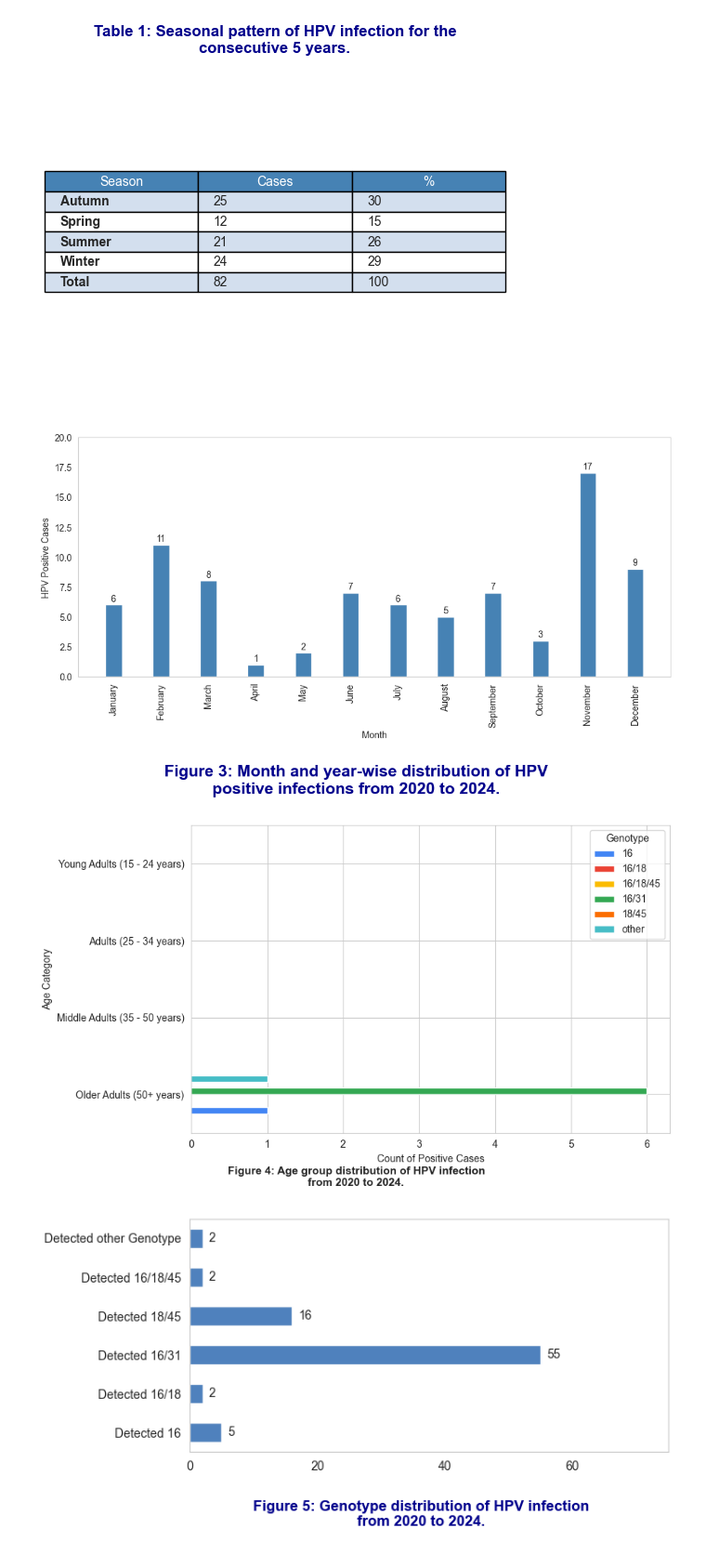
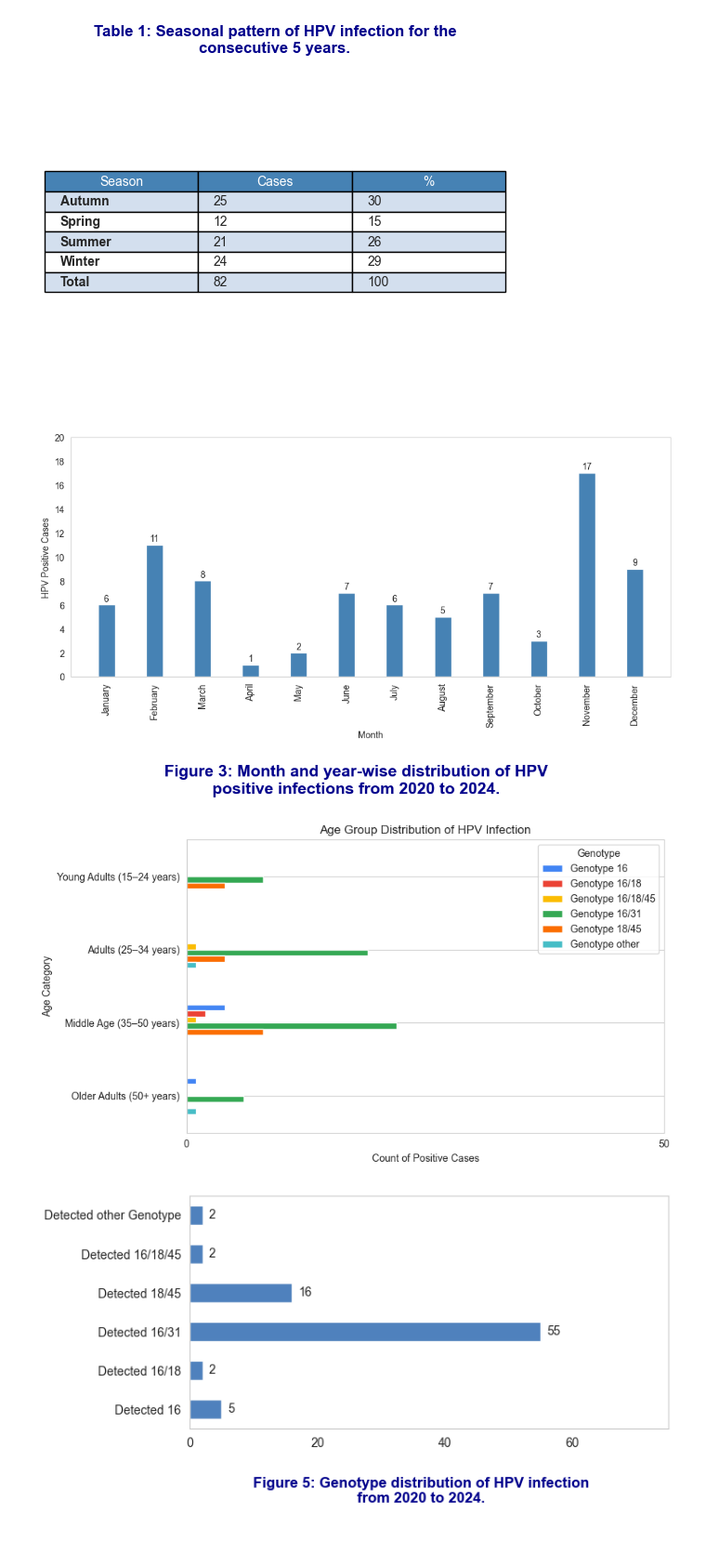
Before and after one commit to morshedrafi9/hpv_research_visualisation-01, a Jupyter notebook: HPV_research PRESENTATION (FINAL CODE).ipynb, the cells around one changed output. Shown at 93% size. Saved outputs shown, nothing was run; the diff lists cells and outputs as text; code cells hidden in the pictures.

```diff
--- a/HPV_research PRESENTATION (FINAL CODE).ipynb
+++ b/HPV_research PRESENTATION (FINAL CODE).ipynb
@@ -406,6 +405,7 @@ plt.bar(months, monthly_cases.values, color="steelblue", width=0.35)
 plt.xlabel("Month")
 plt.ylabel("HPV Positive Cases")
 plt.xticks(rotation=90)
+plt.yticks(range(0, 21, 2))  # Integer Y-axis values
 
 for i in range(12):
     plt.text(i, monthly_cases.values[i] + 0.3,
@@ -429,55 +429,53 @@ plt.subplots_adjust(bottom=0.35)
 
 plt.show()
 # %% [output]
-[figure, old version]
+[figure, new version]
 # %%
 
 positive = df[df["Result"] == "Positive"].copy()
 
 positive["Genotype"] = positive["Genotype"].str.lower().str.strip()
 positive["Genotype"] = positive["Genotype"].str.replace("detected", "").str.strip()
 positive["Genotype"] = positive["Genotype"].str.replace("//", "/")
 
 positive.loc[positive["Genotype"].str.contains("other", na=False), "Genotype"] = "other"
 
+data = pd.crosstab(positive["Age_Cat"], positive["Genotype"])
+
+# Define the required age group order
 age_order = [
-    "Older Adults (50+ years)",
-    "Middle Adults (35 - 50 years)",
-    "Adults (25 - 34 years)",
-    "Young Adults (15 - 24 years)"
+    "Young Adults (15–24 years)",
+    "Adults (25–34 years)",
+    "Middle Age (35–50 years)",
+    "Older Adults (50+ years)"
 ]
-
-data = pd.crosstab(positive["Age_Cat"], positive["Genotype"])
-data = data.reindex(age_order, fill_value=0)
 
 colors = {
     "16": "#4285F4",
     "16/18": "#EB4335",
     "16/18/45": "#FBBC03",
     "16/31": "#34A853",
     "18/45": "#FB6D01",
     "other": "#46BDC6"
 }
 
 data = data.reindex(columns=colors.keys(), fill_value=0)
+data.columns = ["Genotype " + col for col in data.columns]
 
+data = data.reindex(age_order, fill_value=0)
 data.plot(kind="barh", figsize=(9, 5),
           color=list(colors.values()))
 
 plt.xlabel("Count of Positive Cases")
 plt.ylabel("Age Category")
+plt.title("Age Group Distribution of HPV Infection")
 plt.legend(title="Genotype")
-plt.figtext(
-    0.5, -0.03,
-    "Figure 4: Age group distribution of HPV infection\nfrom 2020 to 2024.",
-    ha="center",
-    fontsize=11,
-    fontweight="bold"
-)
+plt.gca().invert_yaxis()
+plt.xticks(range(0, int(data.values.max()) + 51, 50))
 plt.tight_layout()
 plt.show()
 # %% [output]
-[figure, old version]
+[figure, new version]
 # %%
 
 positive = df[df["Result"] == "Positive"].copy()
```
Also changed, not shown: parts of 3 cells of this notebook.
